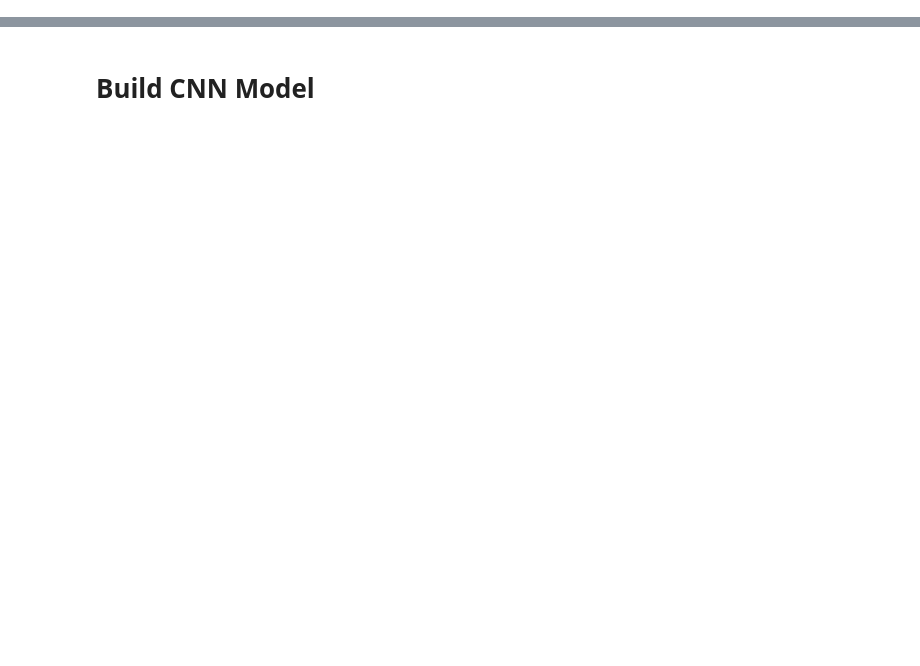
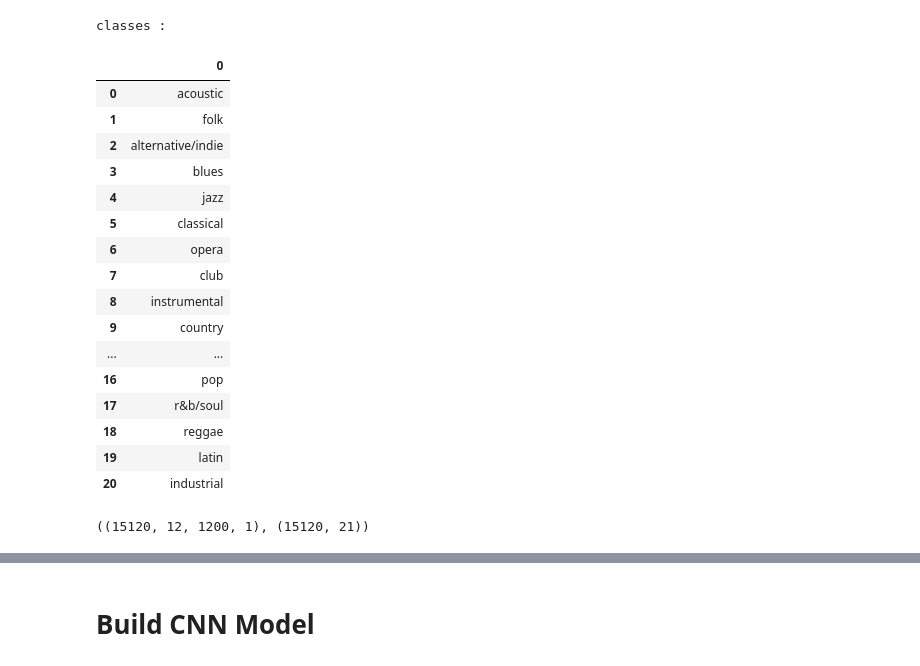
Before and after one commit to thewro11/cs364-genre-classification, a Jupyter notebook: v04_chroma_model.ipynb, the cells around one changed output, grey strips where cells are left out. Cells and saved outputs as stored; diff of their text form; code cells hidden in the pictures; blank space fills up the shorter version.

```diff
--- a/v04_chroma_model.ipynb
+++ b/v04_chroma_model.ipynb
@@ -117,0 +67,44 @@ def plot_loss_accuracy(history):
+# %%
+classes = ['acoustic',
+ 'folk',
+ 'alternative/indie',
+ 'blues',
+ 'jazz',
+ 'classical',
+ 'opera',
+ 'club',
+ 'instrumental',
+ 'country',
+ 'techno',
+ 'electronic',
+ 'house',
+ 'hip-hop',
+ 'rock',
+ 'metal',
+ 'pop',
+ 'r&b/soul',
+ 'reggae',
+ 'latin',
+ 'industrial']
+# %%
+print('classes :')
+pd.DataFrame(classes)
+# %% [output]
+classes :
+|  | 0 |
+| 0 | acoustic |
+| 1 | folk |
+| 2 | alternative/indie |
+| 3 | blues |
+| 4 | jazz |
+| 5 | classical |
+| 6 | opera |
+| 7 | club |
+| 8 | instrumental |
+| 9 | country |
+| ... | ... |
+| 16 | pop |
+| 17 | r&b/soul |
+| 18 | reggae |
+| 19 | latin |
+| 20 | industrial |
@@ -117,0 +122,4 @@ def plot_loss_accuracy(history):
+# %%
+X_dataset.shape, y_dataset.shape
+# %% [output]
+((15120, 12, 1200, 1), (15120, 21))
```
Also changed, not shown: parts of 47 cells of this notebook.
